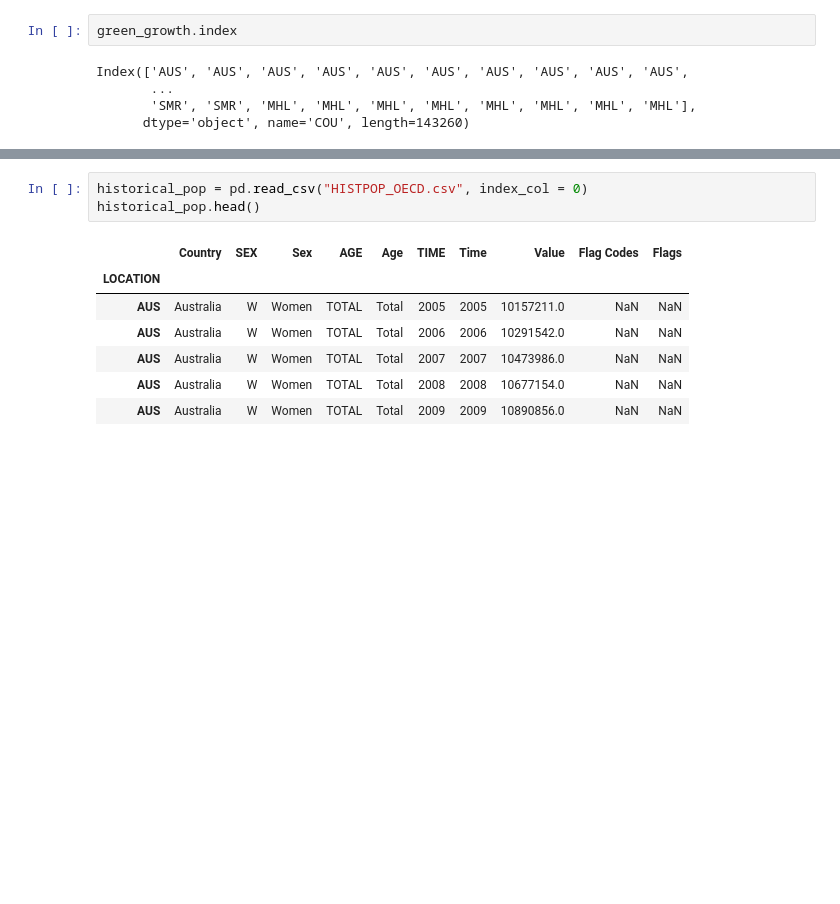
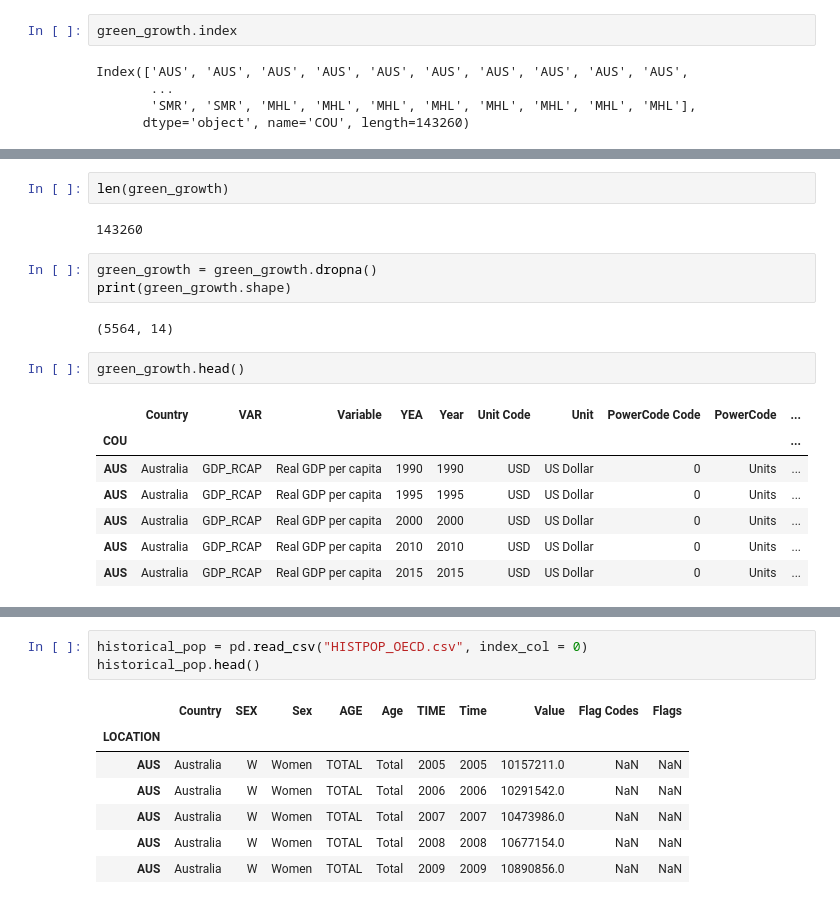
Before and after one commit to BoSuto/Data-analysis-for-business-March-2022-, a Jupyter notebook: Population, Economics & Green Growth.ipynb, the cells around one changed output, grey strips where cells are left out. Drawn from its saved outputs; the diff is of its cells as text; blank space fills up the shorter version.

```diff
--- a/Population, Economics & Green Growth.ipynb
+++ b/Population, Economics & Green Growth.ipynb
@@ -49,0 +84,19 @@ Index(['AUS', 'AUS', 'AUS', 'AUS', 'AUS', 'AUS', 'AUS', 'AUS', 'AUS', 'AUS',
+# %%
+len(green_growth)
+# %% [output]
+143260
+# %%
+green_growth = green_growth.dropna()
+print(green_growth.shape)
+# %% [output]
+(5564, 14)
+# %%
+green_growth.head()
+# %% [output]
+|  | Country | VAR | Variable | YEA | Year | Unit Code | Unit | PowerCode Code | PowerCode | ... |
+| COU |  |  |  |  |  |  |  |  |  | ... |
+| AUS | Australia | GDP_RCAP | Real GDP per capita | 1990 | 1990 | USD | US Dollar | 0 | Units | ... |
+| AUS | Australia | GDP_RCAP | Real GDP per capita | 1995 | 1995 | USD | US Dollar | 0 | Units | ... |
+| AUS | Australia | GDP_RCAP | Real GDP per capita | 2000 | 2000 | USD | US Dollar | 0 | Units | ... |
+| AUS | Australia | GDP_RCAP | Real GDP per capita | 2010 | 2010 | USD | US Dollar | 0 | Units | ... |
+| AUS | Australia | GDP_RCAP | Real GDP per capita | 2015 | 2015 | USD | US Dollar | 0 | Units | ... |
```
Also changed, not shown: parts of 7 cells of this notebook.
